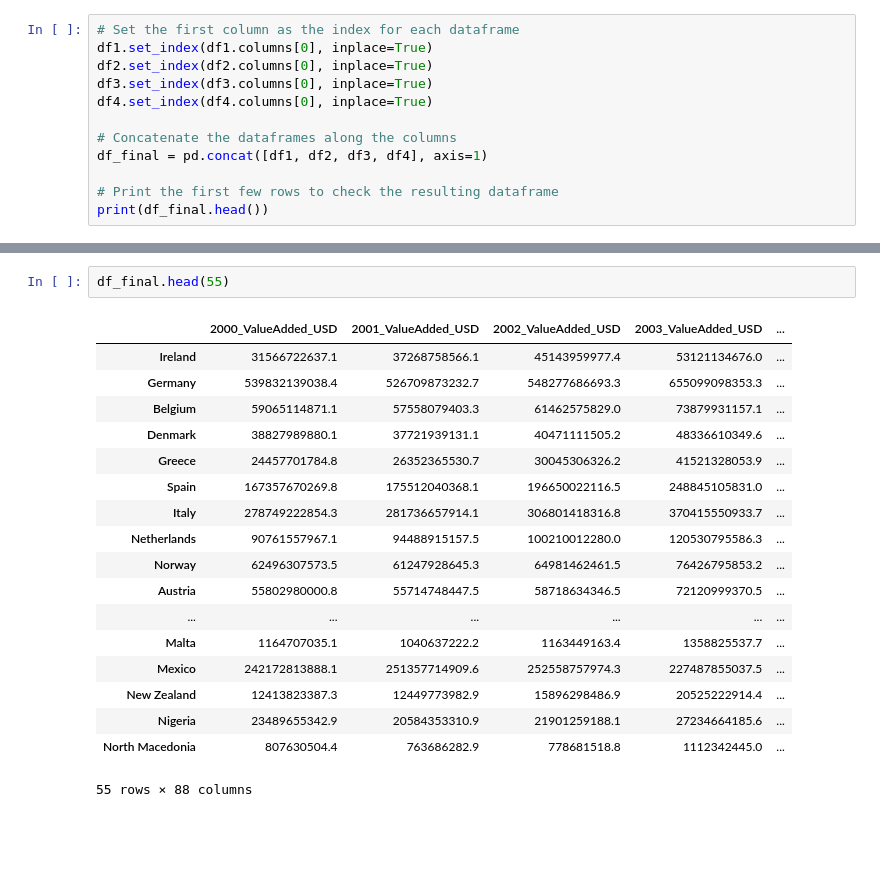
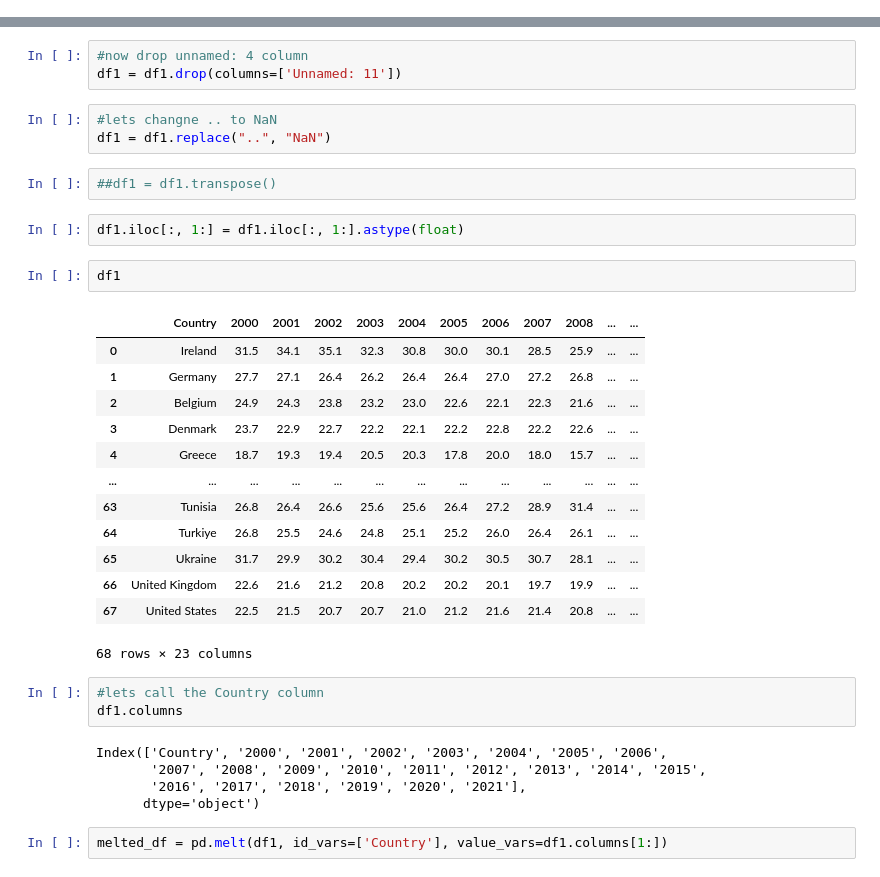
Before and after one commit to burakgulecyuz/assignment, a Jupyter notebook: Untitled-1.ipynb, the cells around one changed output, grey strips where cells are left out. Cells and saved outputs as stored; diff of their text form; blank space fills up the shorter version.

```diff
--- a/Untitled-1.ipynb
+++ b/Untitled-1.ipynb
@@ -209,12 +45,0 @@ print(df_final.head())
-# %%
-# Set the first column as the index for each dataframe
-df1.set_index(df1.columns[0], inplace=True)
-df2.set_index(df2.columns[0], inplace=True)
-df3.set_index(df3.columns[0], inplace=True)
-df4.set_index(df4.columns[0], inplace=True)
-
-# Concatenate the dataframes along the columns
-df_final = pd.concat([df1, df2, df3, df4], axis=1)
-
-# Print the first few rows to check the resulting dataframe
-print(df_final.head())
@@ -305,21 +46,36 @@ df_final = df_final.transpose()
-# %%
-df_final.head(55)
-# %% [output]
-|  | 2000_ValueAdded_USD | 2001_ValueAdded_USD | 2002_ValueAdded_USD | 2003_ValueAdded_USD | ... |
-| Ireland | 31566722637.1 | 37268758566.1 | 45143959977.4 | 53121134676.0 | ... |
-| Germany | 539832139038.4 | 526709873232.7 | 548277686693.3 | 655099098353.3 | ... |
-| Belgium | 59065114871.1 | 57558079403.3 | 61462575829.0 | 73879931157.1 | ... |
-| Denmark | 38827989880.1 | 37721939131.1 | 40471111505.2 | 48336610349.6 | ... |
-| Greece | 24457701784.8 | 26352365530.7 | 30045306326.2 | 41521328053.9 | ... |
-| Spain | 167357670269.8 | 175512040368.1 | 196650022116.5 | 248845105831.0 | ... |
-| Italy | 278749222854.3 | 281736657914.1 | 306801418316.8 | 370415550933.7 | ... |
-| Netherlands | 90761557967.1 | 94488915157.5 | 100210012280.0 | 120530795586.3 | ... |
-| Norway | 62496307573.5 | 61247928645.3 | 64981462461.5 | 76426795853.2 | ... |
-| Austria | 55802980000.8 | 55714748447.5 | 58718634346.5 | 72120999370.5 | ... |
-| ... | ... | ... | ... | ... | ... |
-| Malta | 1164707035.1 | 1040637222.2 | 1163449163.4 | 1358825537.7 | ... |
-| Mexico | 242172813888.1 | 251357714909.6 | 252558757974.3 | 227487855037.5 | ... |
-| New Zealand | 12413823387.3 | 12449773982.9 | 15896298486.9 | 20525222914.4 | ... |
-| Nigeria | 23489655342.9 | 20584353310.9 | 21901259188.1 | 27234664185.6 | ... |
-| North Macedonia | 807630504.4 | 763686282.9 | 778681518.8 | 1112342445.0 | ... |
-55 rows × 88 columns
+# %%
+#now drop unnamed: 4 column
+df1 = df1.drop(columns=['Unnamed: 11'])
+# %%
+#lets changne .. to NaN
+df1 = df1.replace("..", "NaN")
+# %%
+##df1 = df1.transpose()
+# %%
+df1.iloc[:, 1:] = df1.iloc[:, 1:].astype(float)
+# %%
+df1
+# %% [output]
+|  | Country | 2000 | 2001 | 2002 | 2003 | 2004 | 2005 | 2006 | 2007 | 2008 | ... | ... |
+| 0 | Ireland | 31.5 | 34.1 | 35.1 | 32.3 | 30.8 | 30.0 | 30.1 | 28.5 | 25.9 | ... | ... |
+| 1 | Germany | 27.7 | 27.1 | 26.4 | 26.2 | 26.4 | 26.4 | 27.0 | 27.2 | 26.8 | ... | ... |
+| 2 | Belgium | 24.9 | 24.3 | 23.8 | 23.2 | 23.0 | 22.6 | 22.1 | 22.3 | 21.6 | ... | ... |
+| 3 | Denmark | 23.7 | 22.9 | 22.7 | 22.2 | 22.1 | 22.2 | 22.8 | 22.2 | 22.6 | ... | ... |
+| 4 | Greece | 18.7 | 19.3 | 19.4 | 20.5 | 20.3 | 17.8 | 20.0 | 18.0 | 15.7 | ... | ... |
+| ... | ... | ... | ... | ... | ... | ... | ... | ... | ... | ... | ... | ... |
+| 63 | Tunisia | 26.8 | 26.4 | 26.6 | 25.6 | 25.6 | 26.4 | 27.2 | 28.9 | 31.4 | ... | ... |
+| 64 | Turkiye | 26.8 | 25.5 | 24.6 | 24.8 | 25.1 | 25.2 | 26.0 | 26.4 | 26.1 | ... | ... |
+| 65 | Ukraine | 31.7 | 29.9 | 30.2 | 30.4 | 29.4 | 30.2 | 30.5 | 30.7 | 28.1 | ... | ... |
+| 66 | United Kingdom | 22.6 | 21.6 | 21.2 | 20.8 | 20.2 | 20.2 | 20.1 | 19.7 | 19.9 | ... | ... |
+| 67 | United States | 22.5 | 21.5 | 20.7 | 20.7 | 21.0 | 21.2 | 21.6 | 21.4 | 20.8 | ... | ... |
+68 rows × 23 columns
+# %%
+#lets call the Country column
+df1.columns
+# %% [output]
+Index(['Country', '2000', '2001', '2002', '2003', '2004', '2005', '2006',
+       '2007', '2008', '2009', '2010', '2011', '2012', '2013', '2014', '2015',
+       '2016', '2017', '2018', '2019', '2020', '2021'],
+      dtype='object')
+# %%
+melted_df = pd.melt(df1, id_vars=['Country'], value_vars=df1.columns[1:])
```
Also changed, not shown: parts of 40 cells of this notebook.
